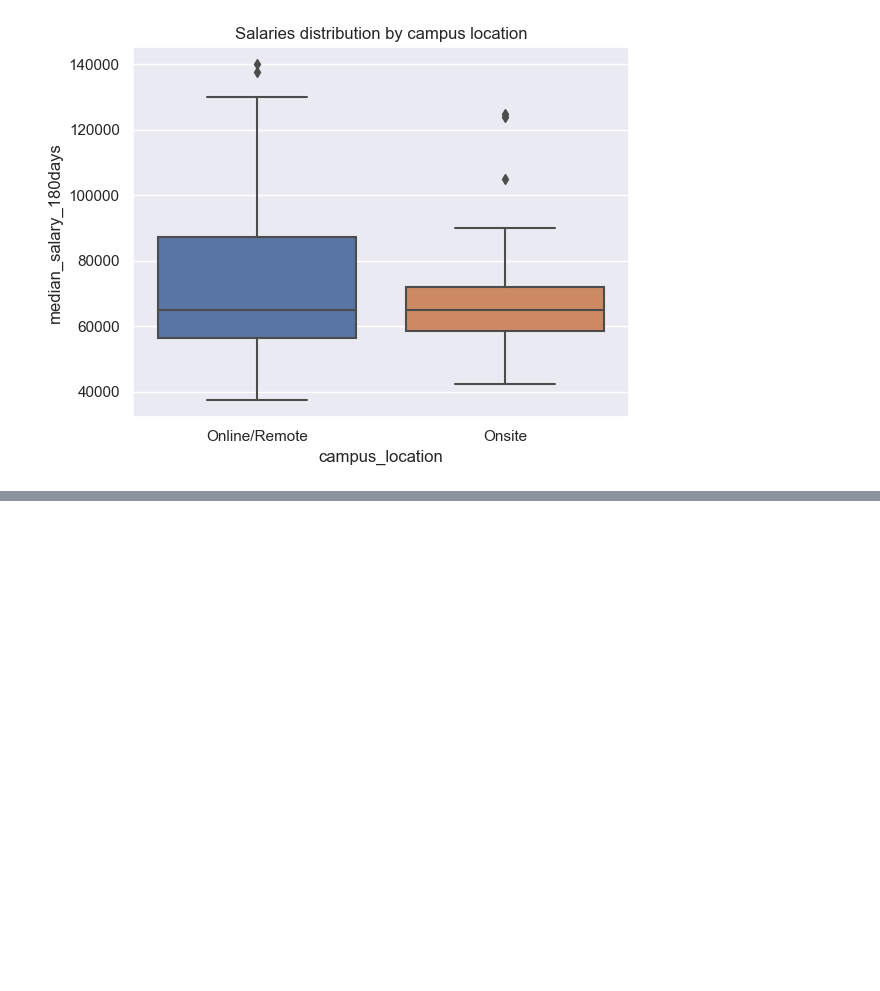
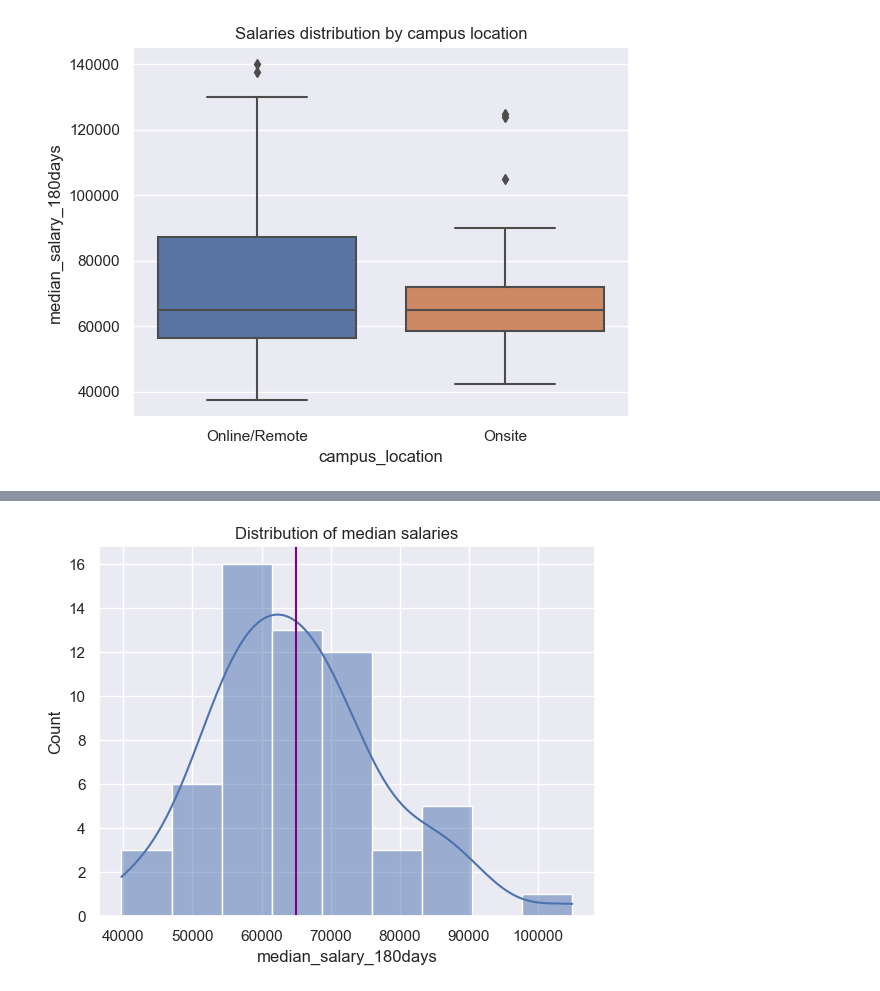
Before and after one commit to selena0391/bootcamps_edu, a Jupyter notebook: code/eda.ipynb, the cells around one changed output, grey strips where cells are left out. Cells and saved outputs as stored; diff of their text form; code cells hidden in the pictures; blank space fills up the shorter version.

```diff
--- a/code/eda.ipynb
+++ b/code/eda.ipynb
@@ -229,0 +303,9 @@ plt.tight_layout();
+# %%
+q1 = df['median_salary_180days'].quantile(0.25)
+q3 = df['median_salary_180days'].quantile(0.75)
+
+iqr = q3 - q1
+upper = q3 + (iqr * 2)
+lower = q3 - (iqr * 2)
+
+df_norm = df[(df['median_salary_180days'] > lower) & (df['median_salary_180days'] < upper)]
@@ -229,0 +324,8 @@ plt.tight_layout();
+# %%
+#distribution of median salary 180 days after graduation (data after removing outlier in median salary)
+xmedian = np.median(df_norm['median_salary_180days'])
+sns.histplot(data = df_norm, x = 'median_salary_180days',kde=True)
+plt.axvline(xmedian,c = "purple")
+plt.title("Distribution of median salaries");
+# %% [output]
+[figure, added]
```
Also changed, not shown: parts of 28 cells of this notebook, 9 other files.
